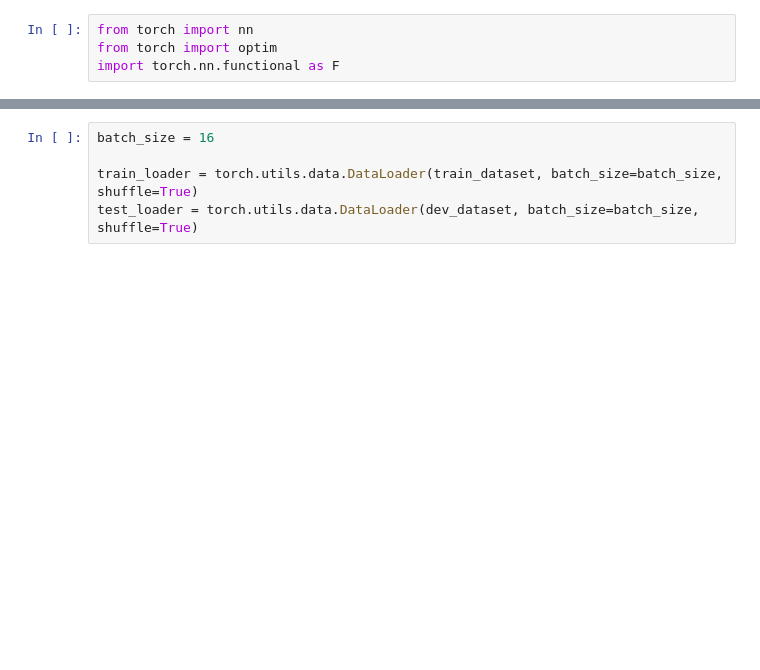
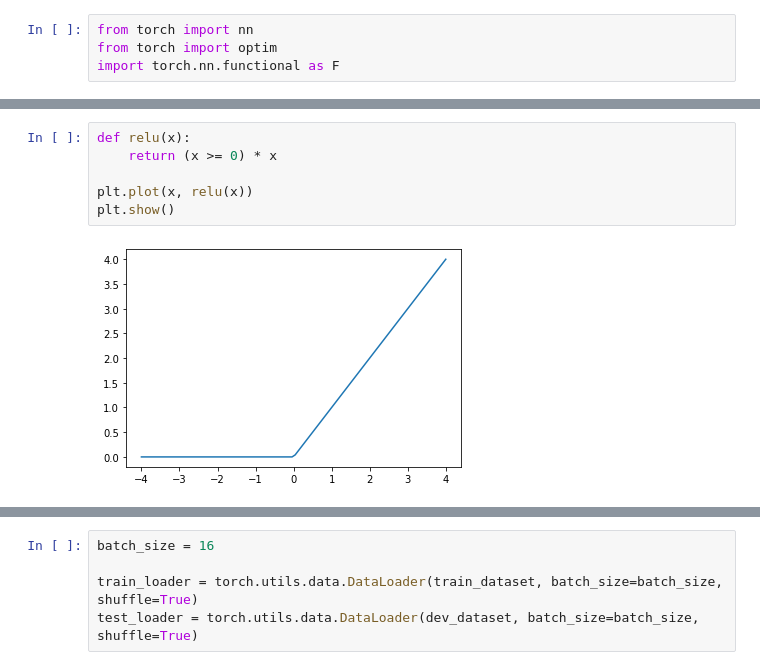
Before and after one commit to sbartek/intro-to-pytorch, a Jupyter notebook: 030-fully-connected-layers.ipynb, the cells around one changed output, grey strips where cells are left out. Cells and saved outputs as stored; diff of their text form; blank space fills up the shorter version.

```diff
--- a/030-fully-connected-layers.ipynb
+++ b/030-fully-connected-layers.ipynb
@@ -207,0 +265,8 @@ import torch.nn.functional as F
+# %%
+def relu(x):
+    return (x >= 0) * x
+
+plt.plot(x, relu(x))
+plt.show()
+# %% [output]
+[figure, added]
```
Also changed, not shown: parts of 100 cells of this notebook.
